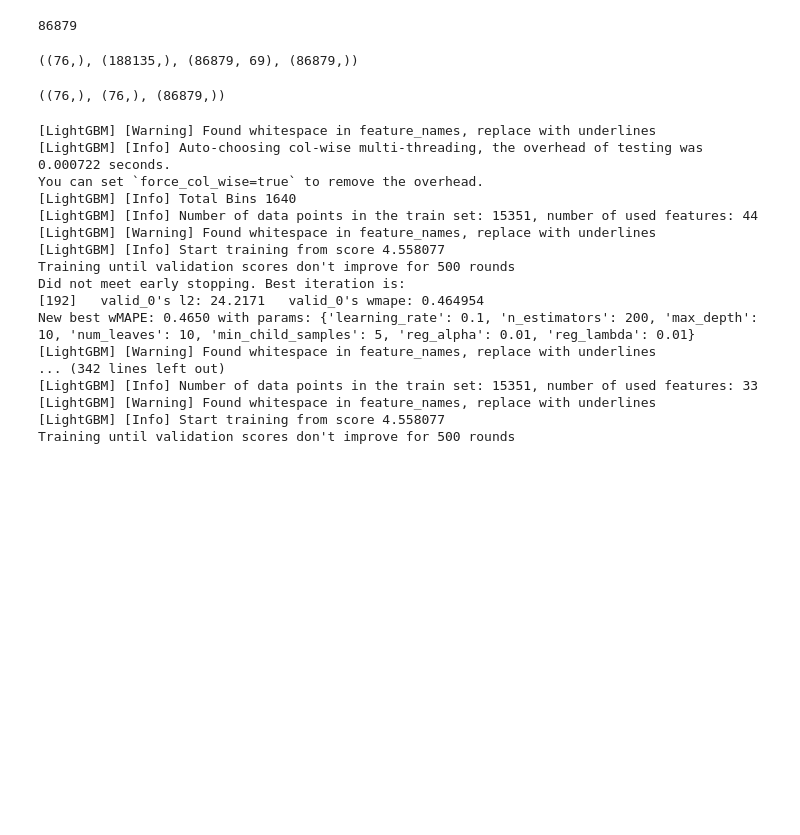
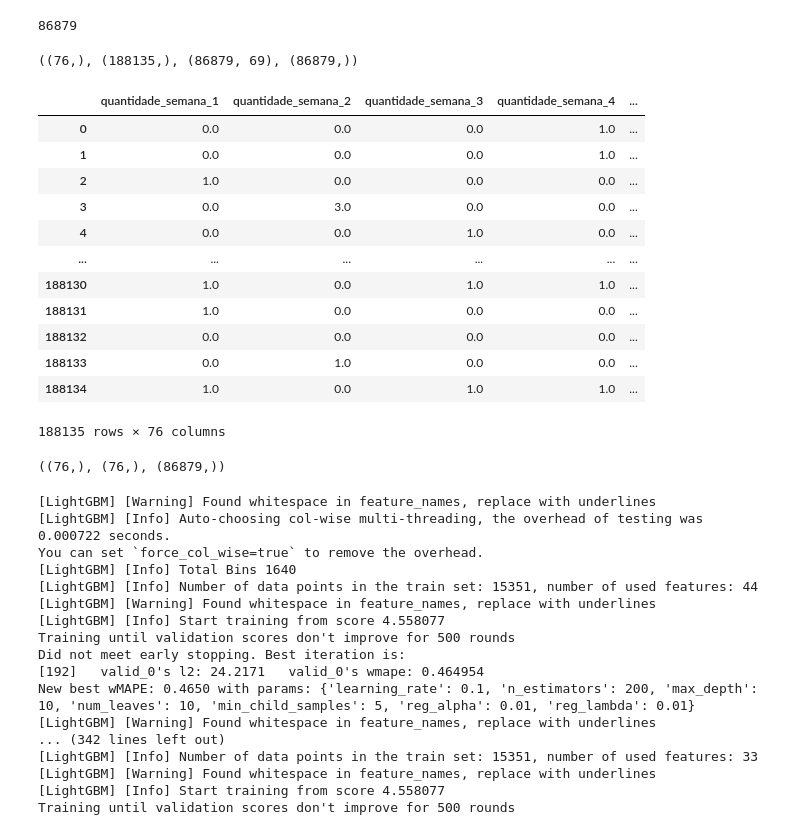
Before and after one commit to VictorBauler/Hackathon_Big_Data_2025, a Jupyter notebook: notebooks/model_initial_testings.ipynb, the cells around one changed output. Drawn from its saved outputs; the diff is of its cells as text; code cells hidden in the pictures; blank space fills up the shorter version.

```diff
--- a/notebooks/model_initial_testings.ipynb
+++ b/notebooks/model_initial_testings.ipynb
@@ -232,6 +255,22 @@ y1_val = val_week1['quantidade']
 X1_train.columns.shape, y1_train.shape, X1_val.shape, y1_val.shape
 # %% [output]
 ((76,), (188135,), (86879, 69), (86879,))
+# %%
+X1_train
+# %% [output]
+|  | quantidade_semana_1 | quantidade_semana_2 | quantidade_semana_3 | quantidade_semana_4 | ... |
+| 0 | 0.0 | 0.0 | 0.0 | 1.0 | ... |
+| 1 | 0.0 | 0.0 | 0.0 | 1.0 | ... |
+| 2 | 1.0 | 0.0 | 0.0 | 0.0 | ... |
+| 3 | 0.0 | 3.0 | 0.0 | 0.0 | ... |
+| 4 | 0.0 | 0.0 | 1.0 | 0.0 | ... |
+| ... | ... | ... | ... | ... | ... |
+| 188130 | 1.0 | 0.0 | 1.0 | 1.0 | ... |
+| 188131 | 1.0 | 0.0 | 0.0 | 0.0 | ... |
+| 188132 | 0.0 | 0.0 | 0.0 | 0.0 | ... |
+| 188133 | 0.0 | 1.0 | 0.0 | 0.0 | ... |
+| 188134 | 1.0 | 0.0 | 1.0 | 1.0 | ... |
+188135 rows × 76 columns
 # %%
 # Create X1_train columns that are missing and are in X1_val
 for col in X1_val.columns:
```
Also changed, not shown: parts of 2 cells of this notebook, 2 other files.
